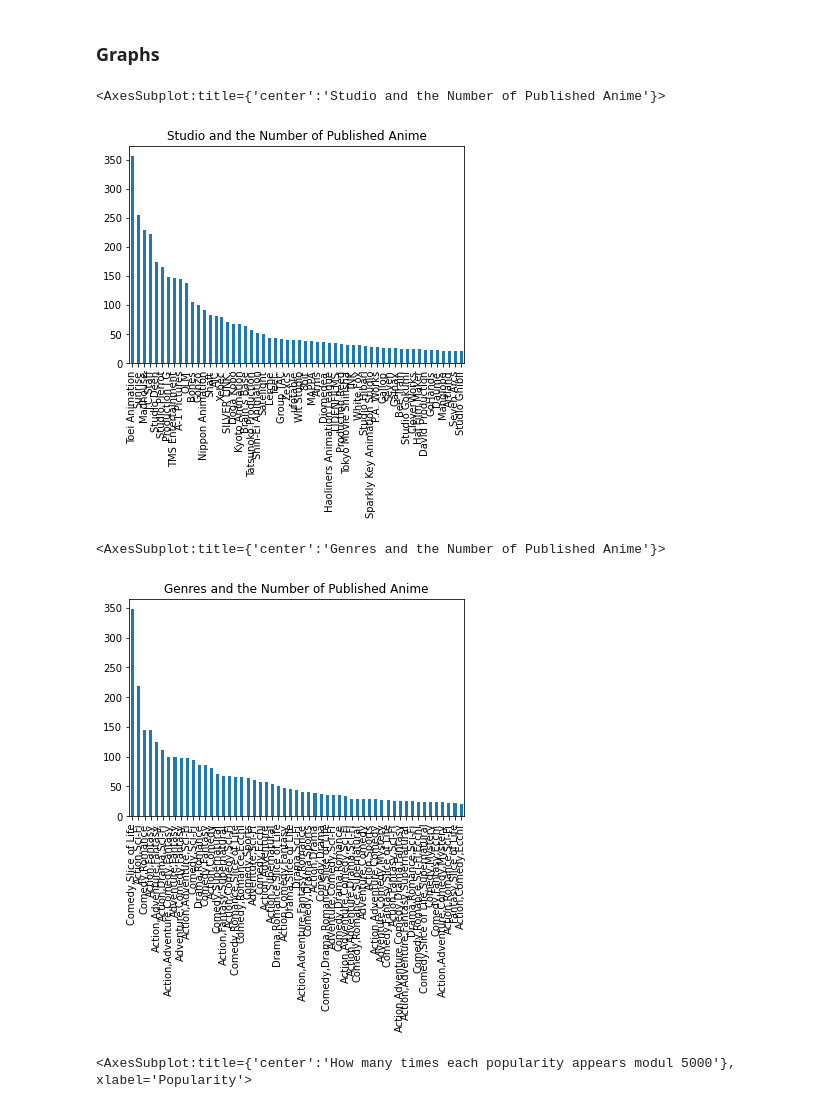
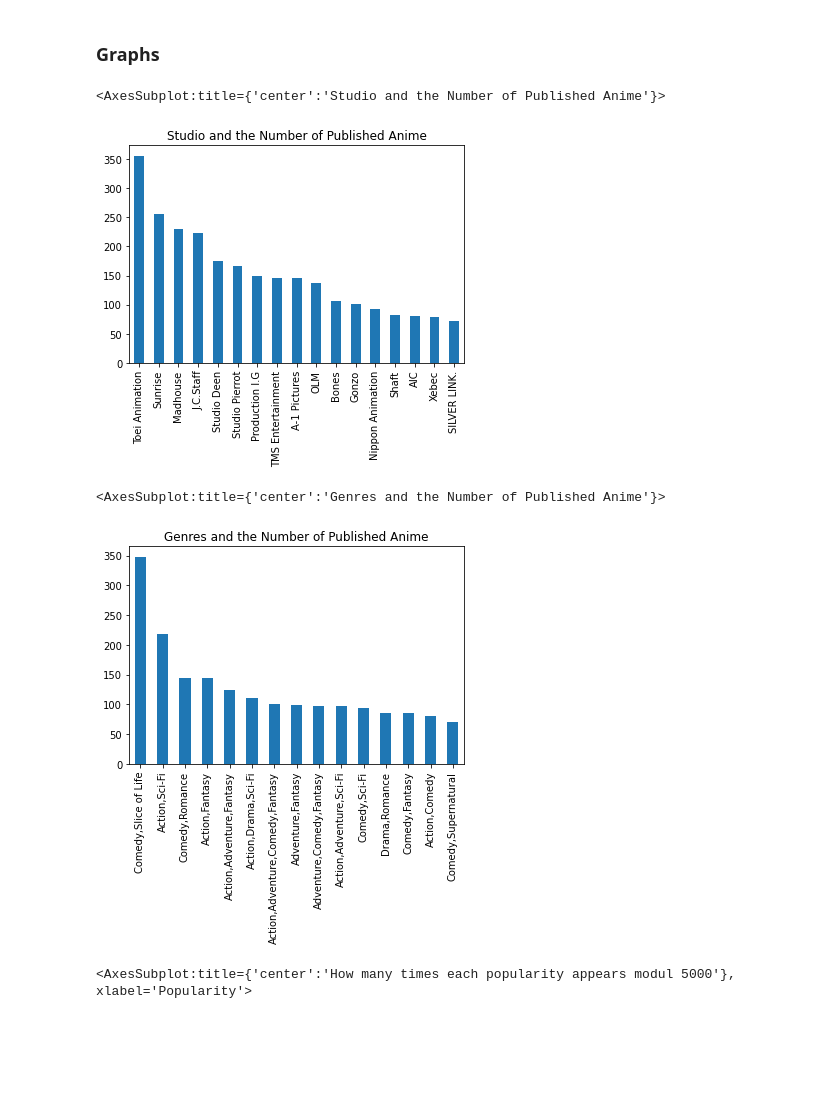
Before and after one commit to TamirIsCool/DataScIntro, a Jupyter notebook: Classification/WebScraping/prediction_groundwork_for_tommorow.ipynb, the cells around one changed output. Saved outputs shown, nothing was run; the diff lists cells and outputs as text; code cells hidden in the pictures; blank space fills up the shorter version.

```diff
--- a/Classification/WebScraping/prediction_groundwork_for_tommorow.ipynb
+++ b/Classification/WebScraping/prediction_groundwork_for_tommorow.ipynb
@@ -162,14 +167,0 @@ Lets separate the genres into their own columns.
-# %%
-genre_list = []
-for cell in df['Genres']:
-    genres = cell.split(',')
-    for genre in genres:
-        if genre not in genre_list:
-            genre_list.append(genre)
-
-for genre in genre_list:
-    df[genre] = df.apply (lambda row: 1 if genre in row['Genres'] else 0, axis=1)
-
-df.to_csv("anime_df_clean.csv", sep=';', index=False)
-
-print( 'There are {} genres.'.format(len(genre_list)) )
@@ -193,0 +170,18 @@ df
+# %%
+def GetAttributeList(column, dataframe, none_value):
+    attribute_list = []
+    for cell in dataframe[column]:
+        attributes = cell.split(',')
+        for attribute in attributes:
+            if attribute not in attribute_list and none_value not in attribute:
+                attribute_list.append(attribute)
+
+    return attribute_list
+
+def AttributeListToBoolFlags(column, dataframe, none_value):
+    attribute_list = GetAttributeList(column, dataframe, none_value)
+
+    print( 'There are {} {}.\n {}'.format(len(attribute_list), column, attribute_list) )
+
+    for genre in attribute_list:
+        dataframe[genre] = dataframe.apply (lambda row: 1 if genre in row['Genres'] else 0, axis=1)
@@ -193,0 +195,7 @@ df
+# %%
+genre_list = GetAttributeList('Genres', df, 'N\A')
+
+for genre in genre_list:
+    count = df[genre].value_counts()[1]
+    if count < 5:
+        df = df.drop(genre, axis=1)
@@ -196,15 +307,15 @@ df
 # %%
 #MAKE MEDIAN STUDIO POPULARITY
 #MAKE CHART
 
 import matplotlib.pyplot as plt
 
 plt.title('Studio and the Number of Published Anime')
 studio_appearances = df.Studios.value_counts()
-studio_appearances[studio_appearances > 20].plot(kind = 'bar')
+studio_appearances[studio_appearances > 70].plot(kind = 'bar')
 # %% [output]
 <AxesSubplot:title={'center':'Studio and the Number of Published Anime'}>
-[figure, old version]
+[figure, new version]
 # %%
 
 #cut genres
@@ -214,10 +325,10 @@ studio_appearances[studio_appearances > 20].plot(kind = 'bar')
 
 plt.title('Genres and the Number of Published Anime')
 genre_appearances = df.Genres.value_counts()
-genre_appearances[genre_appearances > 20].plot(kind = 'bar')
+genre_appearances[genre_appearances > 70].plot(kind = 'bar')
 # %% [output]
 <AxesSubplot:title={'center':'Genres and the Number of Published Anime'}>
-[figure, old version]
+[figure, new version]
 # %%
 plt.title('How many times each popularity appears modul 5000')
 df_popularity = df[['Popularity']].apply(lambda x: (x-(x%5000)))
```
Also changed, not shown: parts of 44 cells of this notebook.
